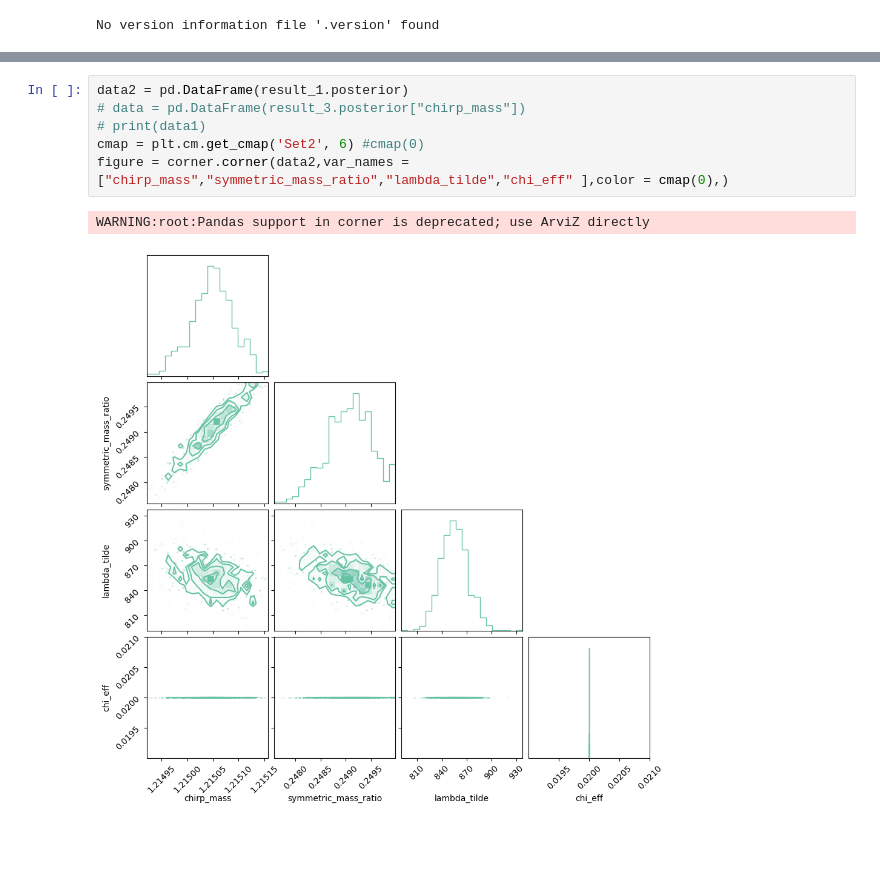
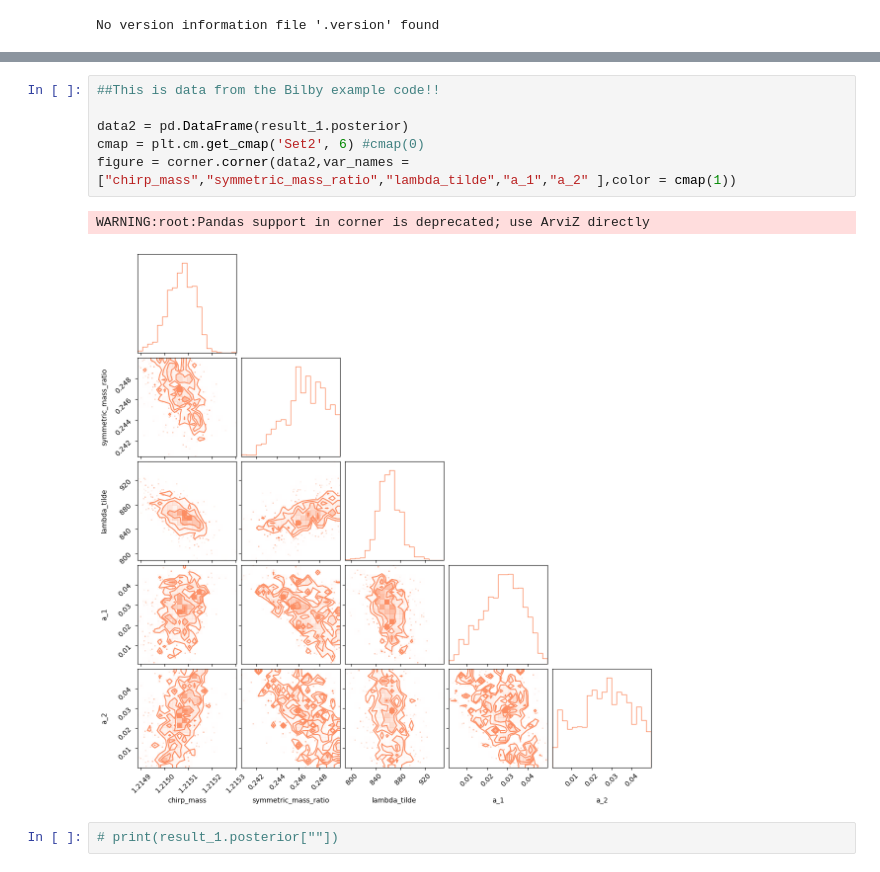
Before and after one commit to daniellmarc/Binary_Love, a Jupyter notebook: CornerPlots.ipynb, the cells around one changed output, grey strips where cells are left out. Drawn from its saved outputs; the diff is of its cells as text; blank space fills up the shorter version.

Commit message:
new data that is potentially used for LVK

```diff
--- a/CornerPlots.ipynb
+++ b/CornerPlots.ipynb
@@ -39,9 +39,11 @@ WARNING:root:Pandas support in corner is deprecated; use ArviZ directly
 # %%
+##This is data from the Bilby example code!!
+
 data2 = pd.DataFrame(result_1.posterior)
-# data = pd.DataFrame(result_3.posterior["chirp_mass"])
-# print(data1)
 cmap = plt.cm.get_cmap('Set2', 6) #cmap(0)
-figure = corner.corner(data2,var_names = ["chirp_mass","symmetric_mass_ratio","lambda_tilde","chi_eff" ],color = cmap(0),)
+figure = corner.corner(data2,var_names = ["chirp_mass","symmetric_mass_ratio","lambda_tilde","a_1","a_2" ],color = cmap(1))
 # %% [output]
 WARNING:root:Pandas support in corner is deprecated; use ArviZ directly
-[figure, old version]
+[figure, new version]
+# %%
+# print(result_1.posterior[""])
```
Also changed, not shown: parts of 5 cells of this notebook, 3 other files.
